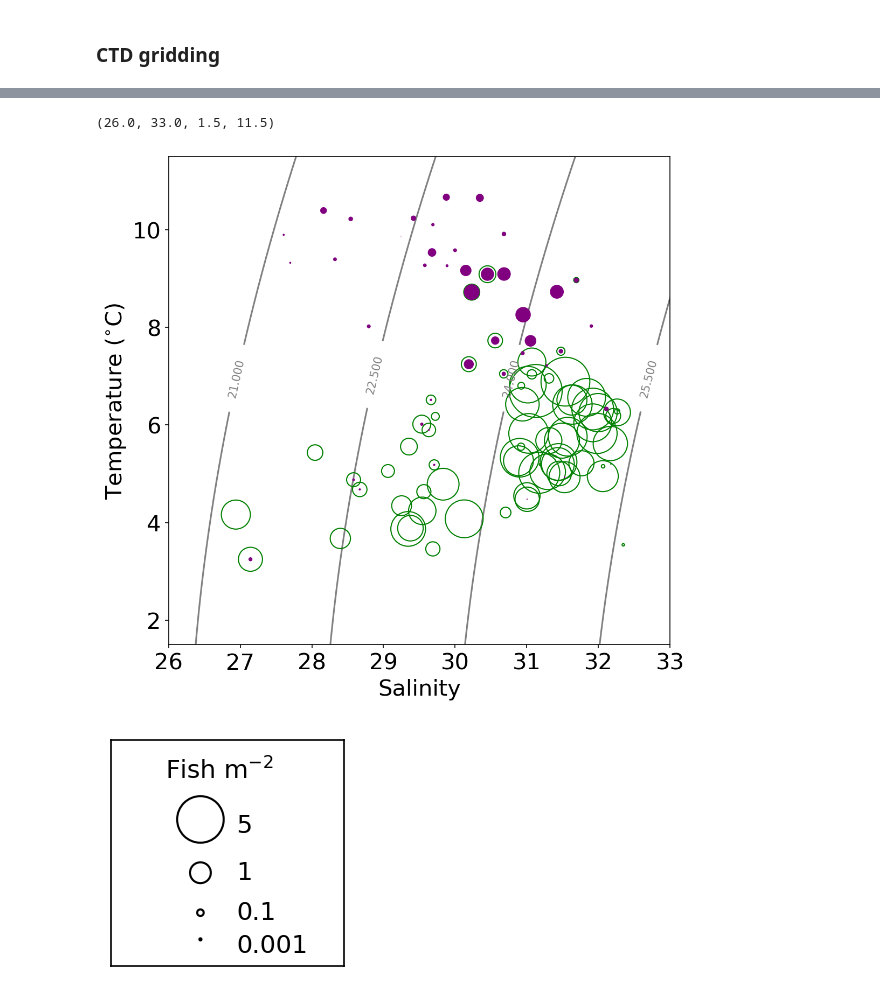
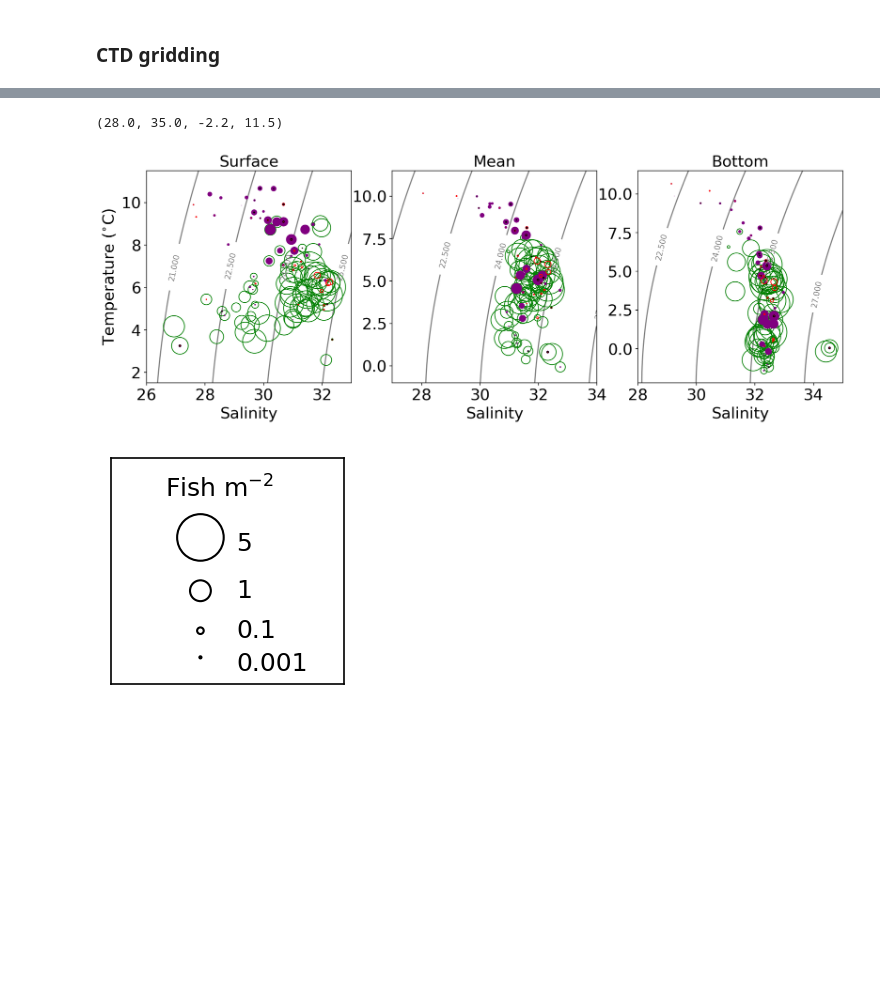
Before and after one commit to leviner/ChukchiTimeSeries, a Jupyter notebook: code/catchAnalysis/ctdMatching.ipynb, the cells around one changed output, grey strips where cells are left out. Drawn from its saved outputs; the diff is of its cells as text; code cells hidden in the pictures; blank space fills up the shorter version.

Commit message:
update dfStats and 3panel

```diff
--- a/code/catchAnalysis/ctdMatching.ipynb
+++ b/code/catchAnalysis/ctdMatching.ipynb
@@ -32,6 +32,22 @@ dfCTD = dfCTD.astype({'pressure': float, 'latitude': float, 'longitude': float,
 dfCTD['time'] = pd.to_datetime(dfCTD.time)
 dfCTD['depth'] = -1*gsw.z_from_p(dfCTD.pressure, dfCTD.latitude)
 dfCTD = dfCTD.sort_values(by='time')
-dfCTD2017 = dfCTD[(dfCTD.time.dt.year == 2017) & (dfCTD.time > pd.to_datetime('8-24-2017').tz_localize ('UTC'))]
-dfCTD2019 = dfCTD[(dfCTD.time.dt.year == 2019) & (dfCTD.time > pd.to_datetime('8-23-2019').tz_localize ('UTC'))]
+dfCTD2017 = dfCTD[(dfCTD.time.dt.year == 2017) & ((dfCTD.time < pd.to_datetime('8-12-2017').tz_localize ('UTC'))| (dfCTD.time > pd.to_datetime('8-27-2017').tz_localize ('UTC')))]
+dfCTD2019 = dfCTD[(dfCTD.time.dt.year == 2019) & (dfCTD.time > pd.to_datetime('8-27-2019').tz_localize ('UTC'))]
 dfCTD_clean = pd.concat([dfCTD2017,dfCTD2019])
+# %%
+dfStations = dfCTD_clean[['profile_id','latitude','longitude','time']].drop_duplicates(subset = ['profile_id'])
+dfs = []
+for year in [2017,2019]:
+    df = dfStations[dfStations.time.dt.year == year]
+    if year == 2017:
+        df['latitude'] = df.latitude.apply(lambda x:np.round(x,1))
+        df['longitude'] = df.longitude.apply(lambda x:np.round(x,1))
+        df = df[['profile_id','latitude','longitude','time']].drop_duplicates(subset=['latitude', 'longitude'])
+        dfs.append(df)
+    else:
+        df['latitude'] = df.latitude.apply(lambda x:np.round(x,3))
+        df['longitude'] = df.longitude.apply(lambda x:np.round(x,3))
+        df = df[['profile_id','latitude','longitude','time']].drop_duplicates(subset=['latitude', 'longitude'])
+        dfs.append(df)
+dfStations = pd.concat(dfs)
@@ -223,23 +245,59 @@ ax2.scatter(dfStat2019.longitude, dfStat2019.latitude, c=np.log(dfStat2019.meanA
 # %%
 from matplotlib.lines import Line2D
-fig = plt.figure(figsize=(8,8),dpi=150)
+fig = plt.figure(figsize=(16,5),dpi=150)
+ax=plt.subplot(131)
 plt.scatter(dfStat.S_surf,dfStat.T_surf,s=(dfStat.meanAcod*100),facecolors='none', edgecolors='green')
 plt.scatter(dfStat.S_surf,dfStat.T_surf,s=(dfStat.meanPol*100),facecolors='purple', edgecolors='purple')
-#plt.scatter(dfStat.S_surf,dfStat.T_surf,s=(dfStat.meanScod**5),c='r')
-#plt.scatter(dfStat.S_surf,dfStat.T_surf,s=(dfStat.meanPcod**5),c='k')
+plt.scatter(dfStat.S_surf,dfStat.T_surf,s=(dfStat.meanScod*100),facecolors='none',edgecolors='r')
+plt.scatter(dfStat.S_surf,dfStat.T_surf,s=(dfStat.meanPcod*100),facecolors='none',edgecolors='k')
 plt.tick_params(labelsize=20)
 plt.xlabel('Salinity',fontsize=20)
 plt.ylabel('Temperature ($^{\circ}$C)',fontsize=20);
+plt.title('Surface', fontsize=20)
 x = np.linspace(25,35,50)
 y = np.linspace(-1,14,50)
 X, Y = np.meshgrid(x, y)
 Z = gsw.density.sigma0(X, Y)
 contours=plt.contour(X, Y, Z, colors='grey',zorder=0);
 plt.clabel(contours,[18.,19.5, 21.,22.5, 24.,  25.5, 27.,  28.5])
 plt.axis([26,33,1.5,11.5])
+
+ax=plt.subplot(132)
+plt.scatter(dfStat.S_mean,dfStat.T_mean,s=(dfStat.meanAcod*100),facecolors='none', edgecolors='green')
+plt.scatter(dfStat.S_mean,dfStat.T_mean,s=(dfStat.meanPol*100),facecolors='purple', edgecolors='purple')
+plt.scatter(dfStat.S_mean,dfStat.T_mean,s=(dfStat.meanScod*100),facecolors='none',edgecolors='r')
+plt.scatter(dfStat.S_mean,dfStat.T_mean,s=(dfStat.meanPcod*100),facecolors='none',edgecolors='k')
+plt.tick_params(labelsize=20)
+plt.xlabel('Salinity',fontsize=20)
+#plt.ylabel('Temperature ($^{\circ}$C)',fontsize=20);
+plt.title('Mean', fontsize=20)
+x = np.linspace(25,35,50)
+y = np.linspace(-2.5,14,50)
+X, Y = np.meshgrid(x, y)
+Z = gsw.density.sigma0(X, Y)
+contours=plt.contour(X, Y, Z, colors='grey',zorder=0);
+plt.clabel(contours,[18.,19.5, 21.,22.5, 24.,  25.5, 27.,  28.5])
+plt.axis([27,34,-1,11.5])
+
+ax=plt.subplot(133)
+plt.scatter(dfStat.S_bot,dfStat.T_bot,s=(dfStat.meanAcod*100),facecolors='none', edgecolors='green')
+plt.scatter(dfStat.S_bot,dfStat.T_bot,s=(dfStat.meanPol*100),facecolors='purple', edgecolors='purple')
+plt.scatter(dfStat.S_bot,dfStat.T_bot,s=(dfStat.meanScod*100),facecolors='none',edgecolors='r')
+plt.scatter(dfStat.S_bot,dfStat.T_bot,s=(dfStat.meanPcod*100),facecolors='none',edgecolors='k')
+plt.tick_params(labelsize=20)
+plt.xlabel('Salinity',fontsize=20)
+#plt.ylabel('Temperature ($^{\circ}$C)',fontsize=20);
+plt.title('Bottom', fontsize=20)
+x = np.linspace(25,35,50)
+y = np.linspace(-2.5,14,50)
+X, Y = np.meshgrid(x, y)
+Z = gsw.density.sigma0(X, Y)
+contours=plt.contour(X, Y, Z, colors='grey',zorder=0);
+plt.clabel(contours,[18.,19.5, 21.,22.5, 24.,  25.5, 27.,  28.5])
+plt.axis([28,35,-2.2,11.5])
 # %% [output]
-(26.0, 33.0, 1.5, 11.5)
+(28.0, 35.0, -2.2, 11.5)
-[figure, old version]
+[figure, new version]
 # %%
 plt.figure(figsize=(2,2),dpi=150)
 plt.scatter(27,7,.01*100,facecolors='none', edgecolors='k')
```
Also changed, not shown: parts of 9 cells of this notebook.
